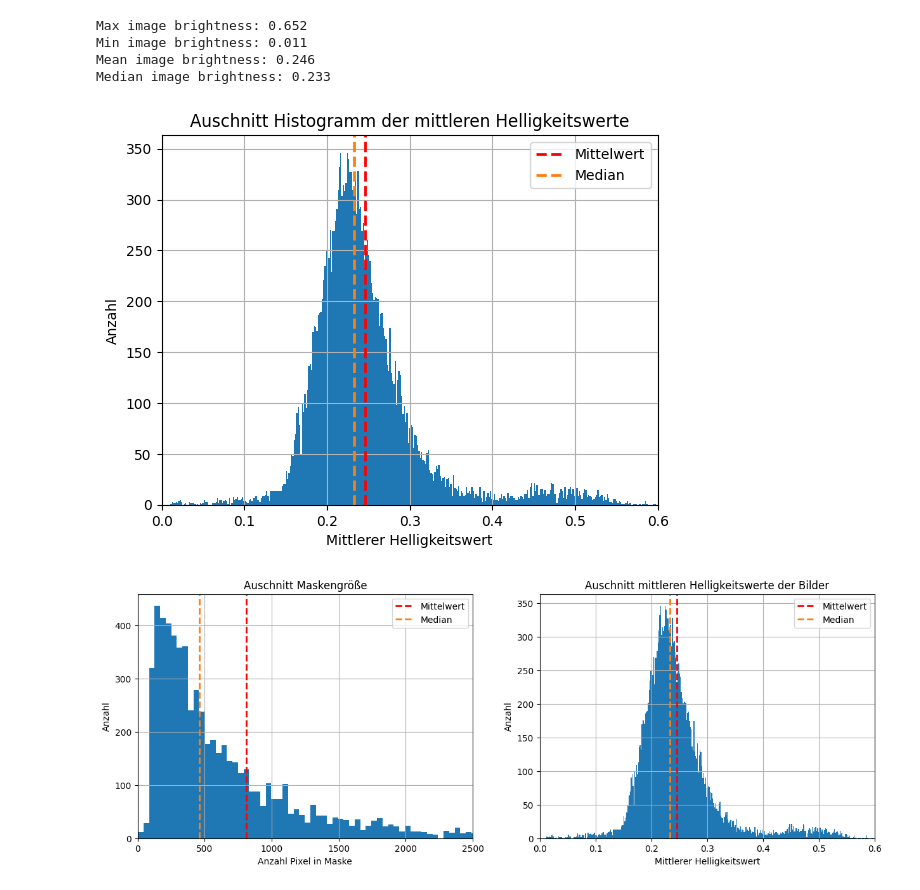
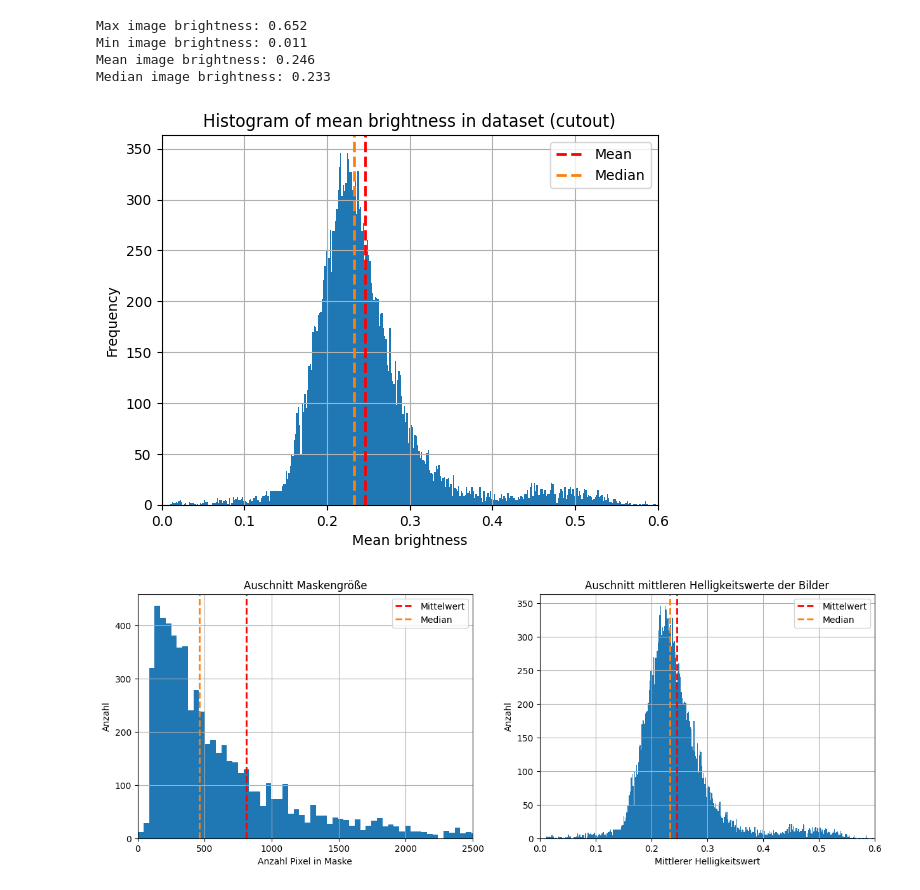
Before and after one commit to Taraman12/Solarpark-detection, a Jupyter notebook: Notebooks/ML_Modell/create_train_val_test_split.ipynb, the cells around one changed output. Cells and saved outputs as stored; diff of their text form; code cells hidden in the pictures.

```diff
--- a/Notebooks/ML_Modell/create_train_val_test_split.ipynb
+++ b/Notebooks/ML_Modell/create_train_val_test_split.ipynb
@@ -337,15 +341,15 @@ Min image brightness: 0.011
 Mean image brightness: 0.246
 Median image brightness: 0.233
 # %%
-plt.hist(avg_image_brightness_list, bins=400)
-plt.grid(True)
-plt.xlim(0, 0.60)
-plt.xlabel('Mittlerer Helligkeitswert')
-plt.ylabel('Anzahl')
-plt.title('Auschnitt Histogramm der mittleren Helligkeitswerte')
-plt.axvline(mean_value, color='r', linestyle='dashed', linewidth=2)
-plt.axvline(median_value, color='tab:orange', linestyle='dashed', linewidth=2)
-plt.legend(['Mittelwert', 'Median'])
-plt.show()
+fig, ax = plt.subplots()
+ax.hist(avg_image_brightness_list, bins=400)
+ax.grid(True)
+ax.set_xlim(0, 0.60)
+ax.set_xlabel('Mean brightness')
+ax.set_ylabel('Frequency')
+ax.set_title('Histogram of mean brightness in dataset (cutout)')
+ax.axvline(mean_avg_brightness, color='r', linestyle='dashed', linewidth=2)
+ax.axvline(median_avg_brightness, color='tab:orange', linestyle='dashed', linewidth=2)
+ax.legend(['Mean', 'Median']);
 # %% [output]
-[figure, old version]
+[figure, new version]
```
Also changed, not shown: parts of 69 cells of this notebook, 2 other files.
